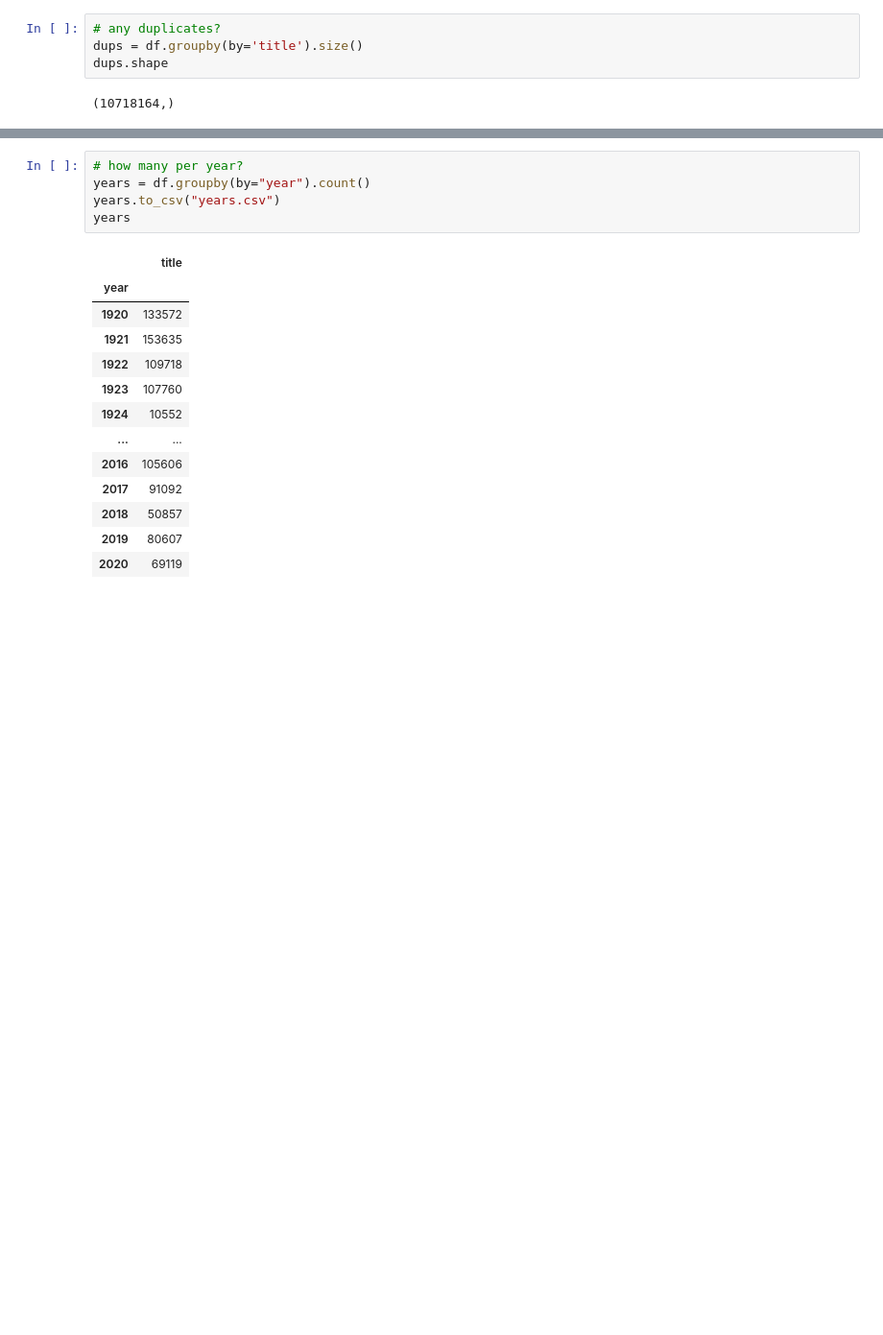
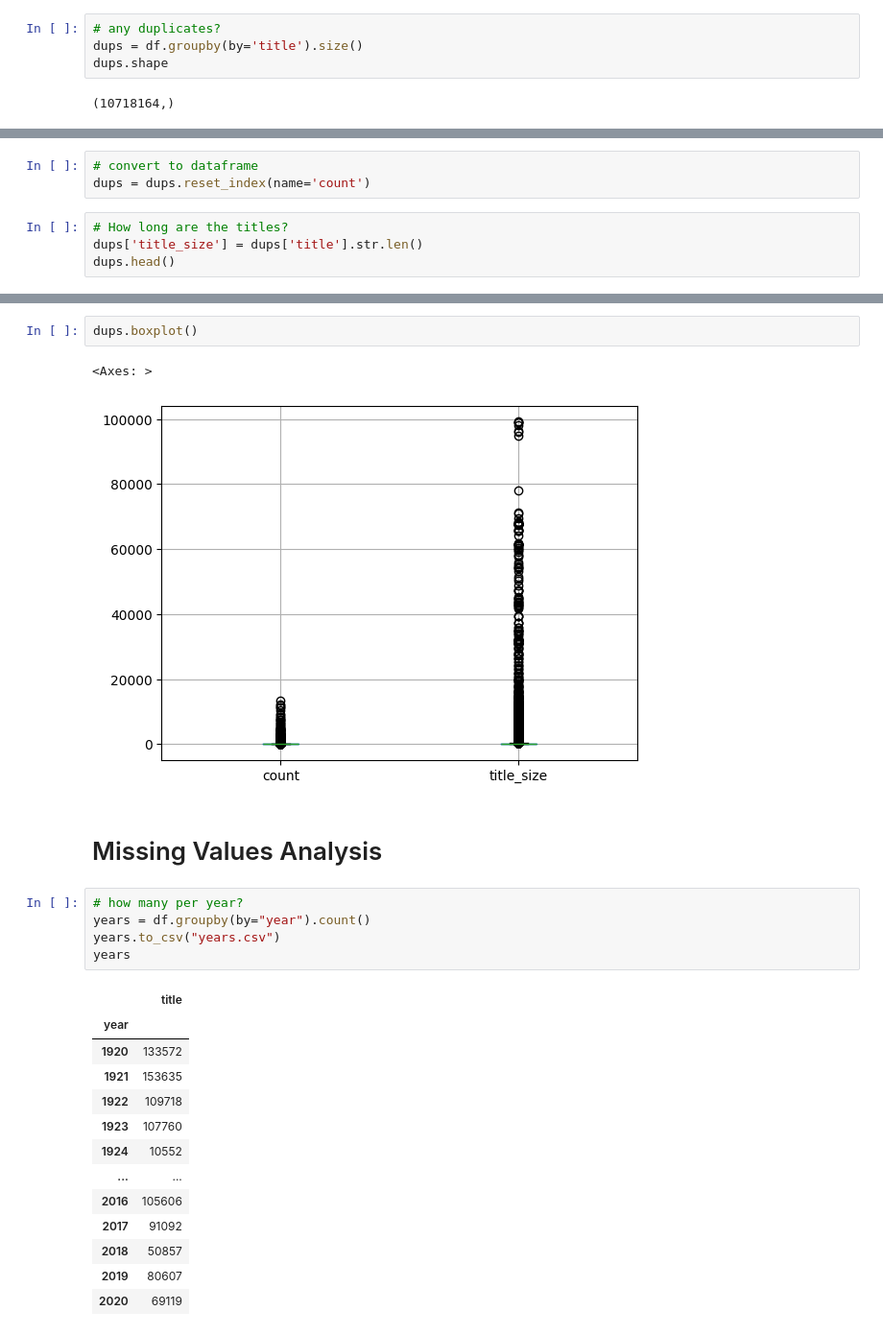
Before and after one commit to AutumnEvans418/in-data-we-trust, a Jupyter notebook: src/raw_data/discovery.ipynb, the cells around one changed output, grey strips where cells are left out. Shown at 96% size. Drawn from its saved outputs; the diff is of its cells as text; blank space fills up the shorter version.

```diff
--- a/src/raw_data/discovery.ipynb
+++ b/src/raw_data/discovery.ipynb
@@ -43,0 +57,7 @@ dtype: int64
+# %%
+# convert to dataframe
+dups = dups.reset_index(name='count')
+# %%
+# How long are the titles?
+dups['title_size'] = dups['title'].str.len()
+dups.head()
@@ -44,3 +87,10 @@ dtype: int64
+# %%
+dups.boxplot()
+# %% [output]
+<Axes: >
+[figure, added]
+# %% [markdown]
+# Missing Values Analysis
 # %%
 # how many per year?
 years = df.groupby(by="year").count()
```
Also changed, not shown: parts of 18 cells of this notebook, 2 other files.
